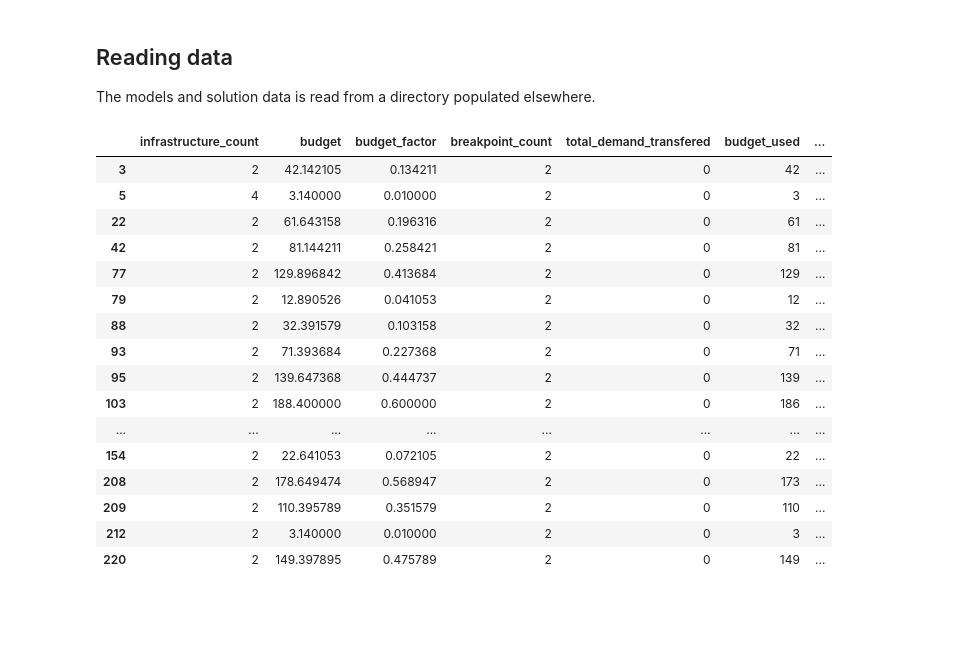
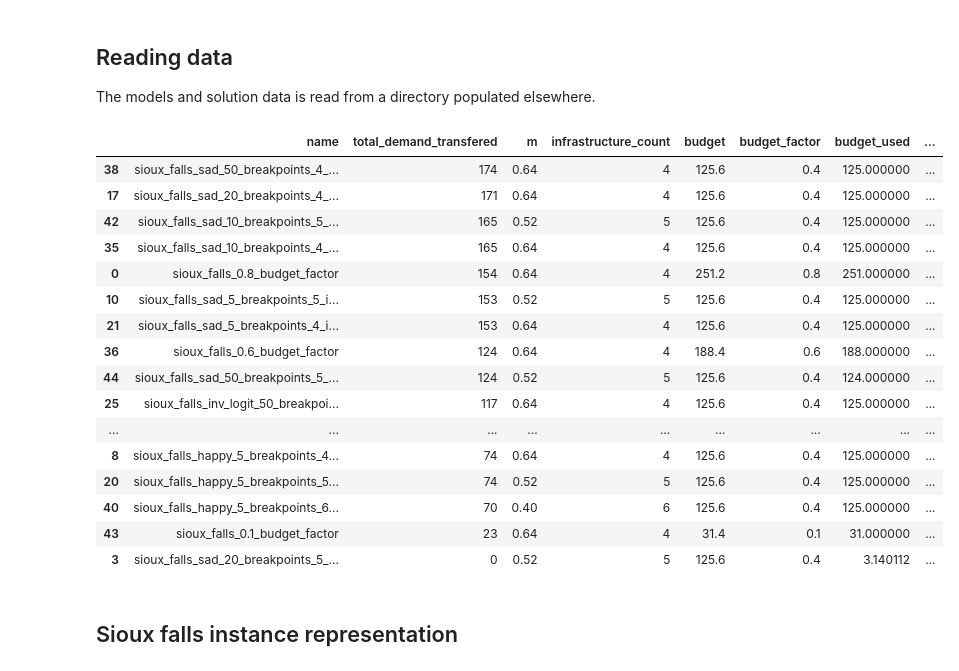
Before and after one commit to joaquinco/bicycle-network-design, a Jupyter notebook: notebooks/Sioux Falls.ipynb, the cells around one changed output. Saved outputs shown, nothing was run; the diff lists cells and outputs as text; code cells hidden in the pictures; blank space fills up the shorter version.

Commit message:
add sioux falls result processing notebook

```diff
--- a/notebooks/Sioux Falls.ipynb
+++ b/notebooks/Sioux Falls.ipynb
@@ -69,29 +118,54 @@ def generate_runs_dataframe(working_dir):
 # %%
-data_dir = '../sensitivity'
-dataframe_cache = os.path.join(data_dir, 'runs.csv')
+data_dir = '../sensitivity_4'
 
-if False and os.path.exists(dataframe_cache):
-    df = pd.read_csv(dataframe_cache)
-else:
-    df = generate_runs_dataframe(data_dir)
-    df.to_csv()
+instances, df = generate_runs_dataframe(data_dir)
+df.to_csv(os.path.join(data_dir, 'summup.csv'))
+# %%
+df.sort_values(by=['total_demand_transfered'], ascending=False)
+# %% [output]
+|  | name | total_demand_transfered | m | infrastructure_count | budget | budget_factor | budget_used | ... |
+| 38 | sioux_falls_sad_50_breakpoints_4_... | 174 | 0.64 | 4 | 125.6 | 0.4 | 125.000000 | ... |
+| 17 | sioux_falls_sad_20_breakpoints_4_... | 171 | 0.64 | 4 | 125.6 | 0.4 | 125.000000 | ... |
+| 42 | sioux_falls_sad_10_breakpoints_5_... | 165 | 0.52 | 5 | 125.6 | 0.4 | 125.000000 | ... |
+| 35 | sioux_falls_sad_10_breakpoints_4_... | 165 | 0.64 | 4 | 125.6 | 0.4 | 125.000000 | ... |
+| 0 | sioux_falls_0.8_budget_factor | 154 | 0.64 | 4 | 251.2 | 0.8 | 251.000000 | ... |
+| 10 | sioux_falls_sad_5_breakpoints_5_i... | 153 | 0.52 | 5 | 125.6 | 0.4 | 125.000000 | ... |
+| 21 | sioux_falls_sad_5_breakpoints_4_i... | 153 | 0.64 | 4 | 125.6 | 0.4 | 125.000000 | ... |
+| 36 | sioux_falls_0.6_budget_factor | 124 | 0.64 | 4 | 188.4 | 0.6 | 188.000000 | ... |
+| 44 | sioux_falls_sad_50_breakpoints_5_... | 124 | 0.52 | 5 | 125.6 | 0.4 | 124.000000 | ... |
+| 25 | sioux_falls_inv_logit_50_breakpoi... | 117 | 0.64 | 4 | 125.6 | 0.4 | 125.000000 | ... |
+| ... | ... | ... | ... | ... | ... | ... | ... | ... |
+| 8 | sioux_falls_happy_5_breakpoints_4... | 74 | 0.64 | 4 | 125.6 | 0.4 | 125.000000 | ... |
+| 20 | sioux_falls_happy_5_breakpoints_5... | 74 | 0.52 | 5 | 125.6 | 0.4 | 125.000000 | ... |
+| 40 | sioux_falls_happy_5_breakpoints_6... | 70 | 0.40 | 6 | 125.6 | 0.4 | 125.000000 | ... |
+| 43 | sioux_falls_0.1_budget_factor | 23 | 0.64 | 4 | 31.4 | 0.1 | 31.000000 | ... |
+| 3 | sioux_falls_sad_20_breakpoints_5_... | 0 | 0.52 | 5 | 125.6 | 0.4 | 3.140112 | ... |
+# %% [markdown]
+## Sioux falls instance representation
 # %%
-df[df.total_demand_transfered == 0]
+for model_name, model, solution in instances:
+    fig, (ax1, ax2) = plt.subplots(1, 2, figsize=(20, 10),)
+
+    draw_model = functools.partial(
+        bc.draw.draw,
+        model,
+        solution=solution,
+        width=2,
+    )
+
+    draw_model(
+        odpairs=True,
+        infrastructures=True,
+        ax=ax1,
+    )
+    ax1.set_title('Infrastructures Built')
+
+    draw_model(
+        odpairs=True,
+        flows=True,
+        flow_scale_factor=5,
+        infrastructures=False,
+        ax=ax2,
+    )
+    ax2.set_title('Flows')
+    fig.savefig(os.path.join(data_dir, f'{model_name}.png'), dpi=300)
-# %% [output]
-|  | infrastructure_count | budget | budget_factor | breakpoint_count | total_demand_transfered | budget_used | ... |
-| 3 | 2 | 42.142105 | 0.134211 | 2 | 0 | 42 | ... |
-| 5 | 4 | 3.140000 | 0.010000 | 2 | 0 | 3 | ... |
-| 22 | 2 | 61.643158 | 0.196316 | 2 | 0 | 61 | ... |
-| 42 | 2 | 81.144211 | 0.258421 | 2 | 0 | 81 | ... |
-| 77 | 2 | 129.896842 | 0.413684 | 2 | 0 | 129 | ... |
-| 79 | 2 | 12.890526 | 0.041053 | 2 | 0 | 12 | ... |
-| 88 | 2 | 32.391579 | 0.103158 | 2 | 0 | 32 | ... |
-| 93 | 2 | 71.393684 | 0.227368 | 2 | 0 | 71 | ... |
-| 95 | 2 | 139.647368 | 0.444737 | 2 | 0 | 139 | ... |
-| 103 | 2 | 188.400000 | 0.600000 | 2 | 0 | 186 | ... |
-| ... | ... | ... | ... | ... | ... | ... | ... |
-| 154 | 2 | 22.641053 | 0.072105 | 2 | 0 | 22 | ... |
-| 208 | 2 | 178.649474 | 0.568947 | 2 | 0 | 173 | ... |
-| 209 | 2 | 110.395789 | 0.351579 | 2 | 0 | 110 | ... |
-| 212 | 2 | 3.140000 | 0.010000 | 2 | 0 | 3 | ... |
-| 220 | 2 | 149.397895 | 0.475789 | 2 | 0 | 149 | ... |
```
Also changed, not shown: parts of 3 cells of this notebook.
